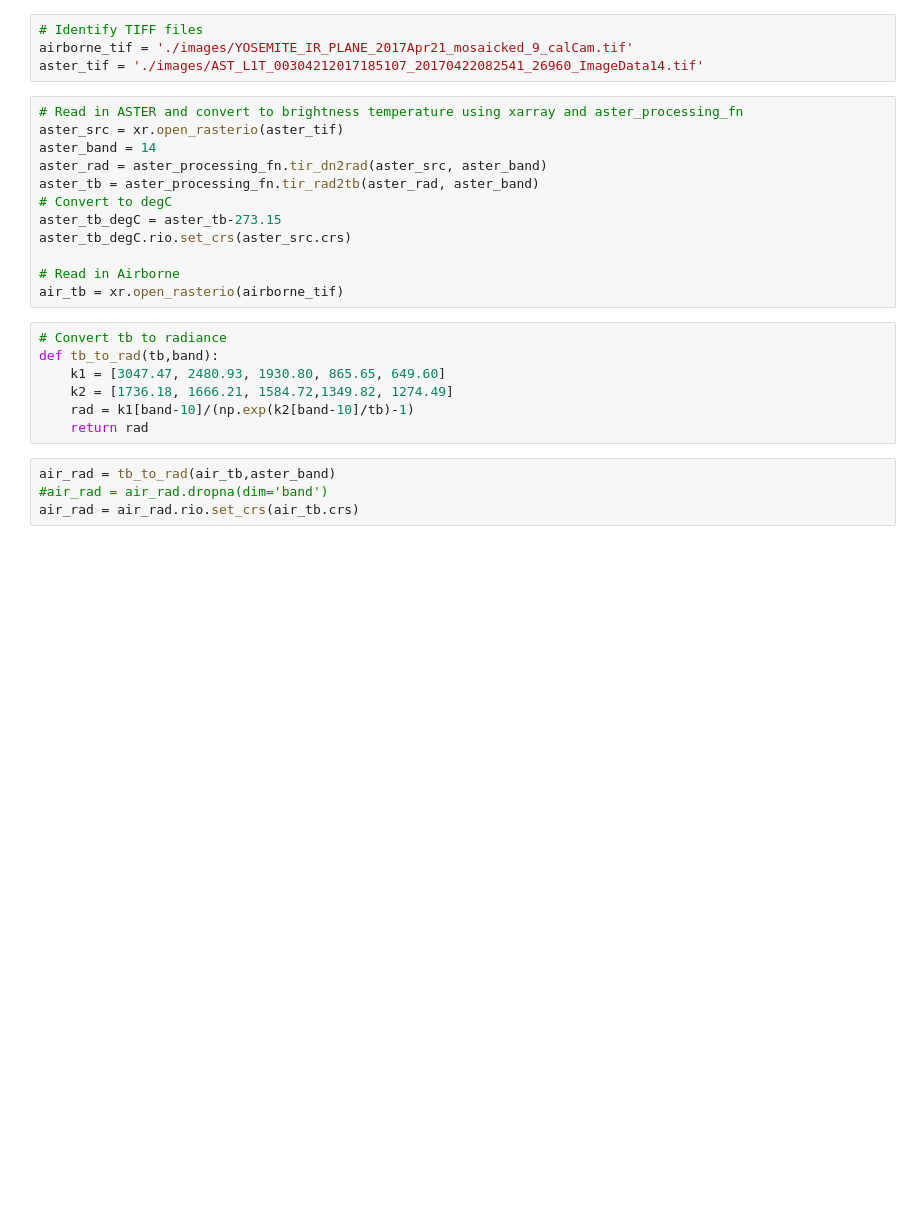
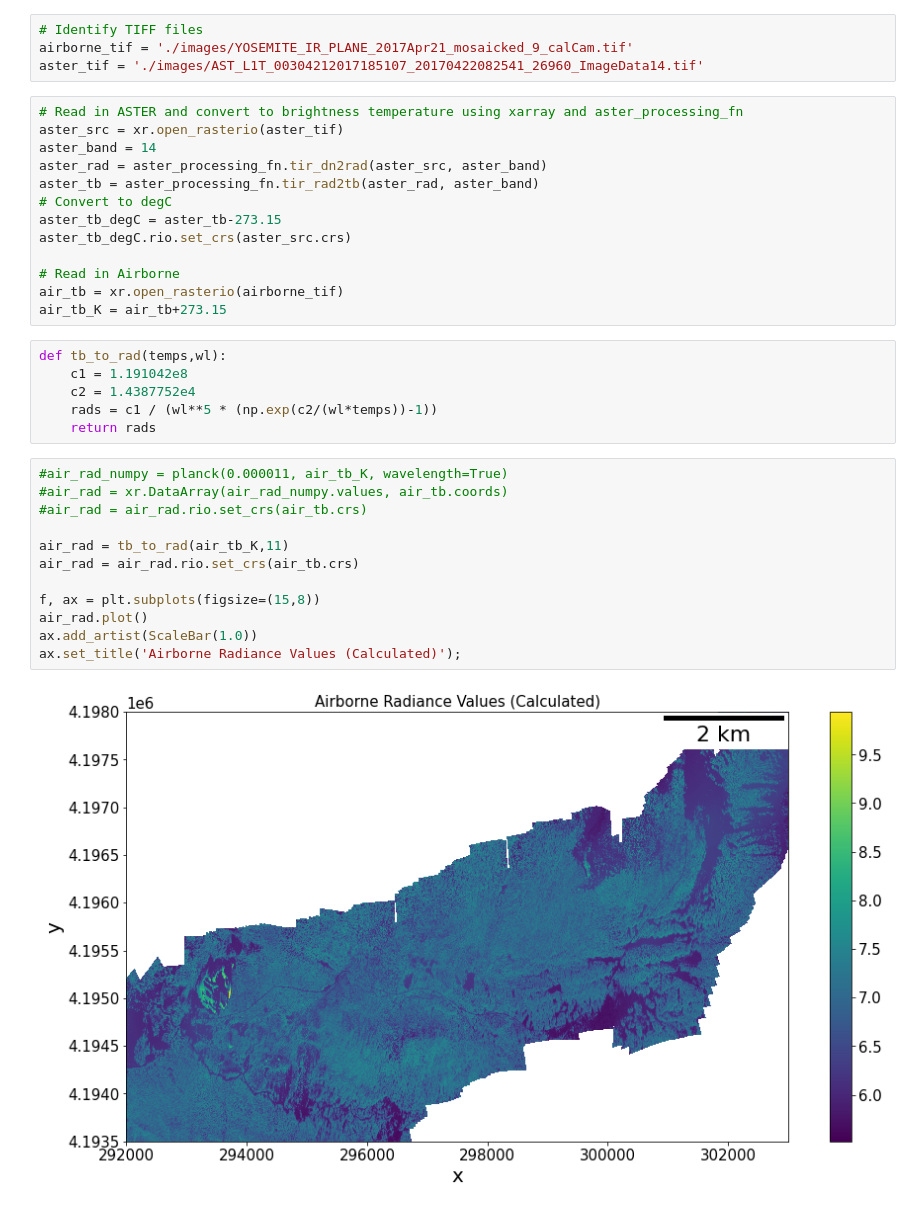
Before and after one commit to UW-GDA/aster-thermal, a Jupyter notebook: april21_workbook.ipynb, the cells around one changed output. Cells and saved outputs as stored; diff of their text form; blank space fills up the shorter version.

```diff
--- a/april21_workbook.ipynb
+++ b/april21_workbook.ipynb
@@ -25,14 +41,24 @@ aster_tb_degC.rio.set_crs(aster_src.crs)
 
 # Read in Airborne
 air_tb = xr.open_rasterio(airborne_tif)
+air_tb_K = air_tb+273.15
-# %%
-# Convert tb to radiance
-def tb_to_rad(tb,band):
-    k1 = [3047.47, 2480.93, 1930.80, 865.65, 649.60]
-    k2 = [1736.18, 1666.21, 1584.72,1349.82, 1274.49]
-    rad = k1[band-10]/(np.exp(k2[band-10]/tb)-1)
-    return rad
-# %%
-air_rad = tb_to_rad(air_tb,aster_band)
-#air_rad = air_rad.dropna(dim='band')
-air_rad = air_rad.rio.set_crs(air_tb.crs)
+# %%
+def tb_to_rad(temps,wl):
+    c1 = 1.191042e8
+    c2 = 1.4387752e4
+    rads = c1 / (wl**5 * (np.exp(c2/(wl*temps))-1))
+    return rads
+# %%
+#air_rad_numpy = planck(0.000011, air_tb_K, wavelength=True)
+#air_rad = xr.DataArray(air_rad_numpy.values, air_tb.coords)
+#air_rad = air_rad.rio.set_crs(air_tb.crs)
+
+air_rad = tb_to_rad(air_tb_K,11)
+air_rad = air_rad.rio.set_crs(air_tb.crs)
+
+f, ax = plt.subplots(figsize=(15,8))
+air_rad.plot()
+ax.add_artist(ScaleBar(1.0))
+ax.set_title('Airborne Radiance Values (Calculated)');
+# %% [output]
+[figure, added]
```
Also changed, not shown: parts of 38 cells of this notebook.
